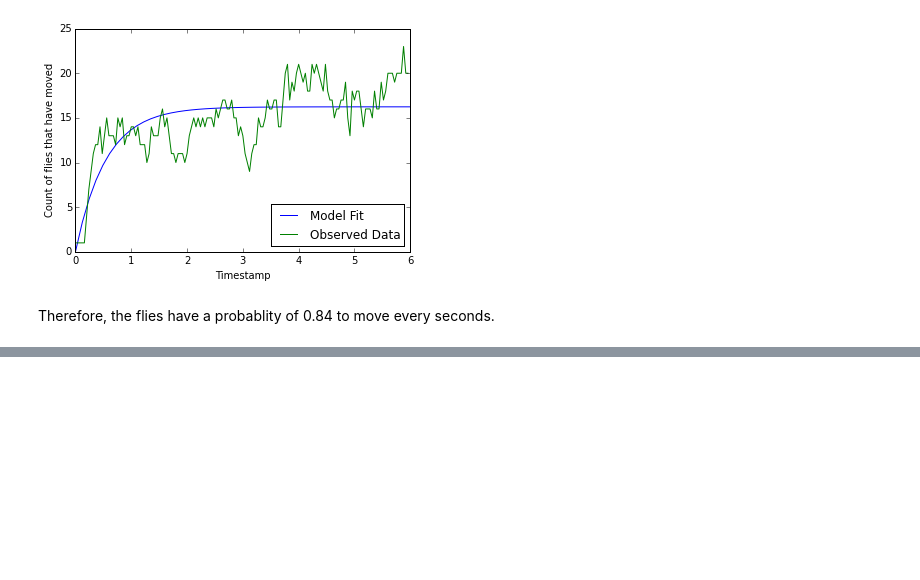
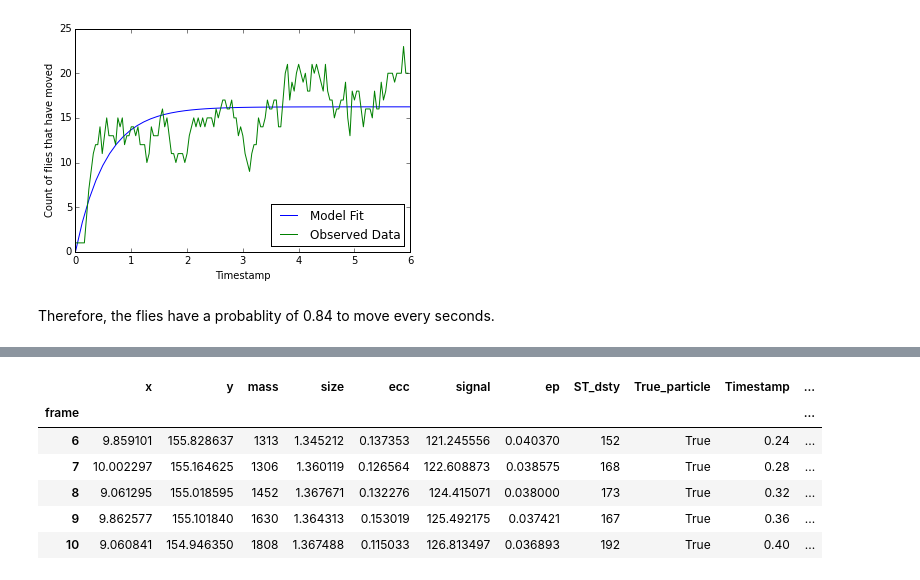
Before and after one commit to ctzhu/vial_detector, a Jupyter notebook: examples/Workflow_example.ipynb, the cells around one changed output, grey strips where cells are left out. Cells and saved outputs as stored; diff of their text form; code cells hidden in the pictures; blank space fills up the shorter version.

```diff
--- a/examples/Workflow_example.ipynb
+++ b/examples/Workflow_example.ipynb
@@ -141,0 +162,10 @@ Therefore, the flies have a probablity of 0.84 to move every seconds.
+# %%
+tracks.head()
+# %% [output]
+|  | x | y | mass | size | ecc | signal | ep | ST_dsty | True_particle | Timestamp | ... |
+| frame |  |  |  |  |  |  |  |  |  |  | ... |
+| 6 | 9.859101 | 155.828637 | 1313 | 1.345212 | 0.137353 | 121.245556 | 0.040370 | 152 | True | 0.24 | ... |
+| 7 | 10.002297 | 155.164625 | 1306 | 1.360119 | 0.126564 | 122.608873 | 0.038575 | 168 | True | 0.28 | ... |
+| 8 | 9.061295 | 155.018595 | 1452 | 1.367671 | 0.132276 | 124.415071 | 0.038000 | 173 | True | 0.32 | ... |
+| 9 | 9.862577 | 155.101840 | 1630 | 1.364313 | 0.153019 | 125.492175 | 0.037421 | 167 | True | 0.36 | ... |
+| 10 | 9.060841 | 154.946350 | 1808 | 1.367488 | 0.115033 | 126.813497 | 0.036893 | 192 | True | 0.40 | ... |
```
Also changed, not shown: parts of 7 cells of this notebook.
